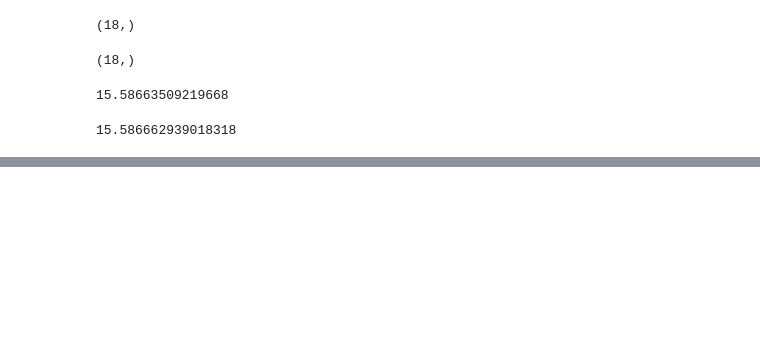
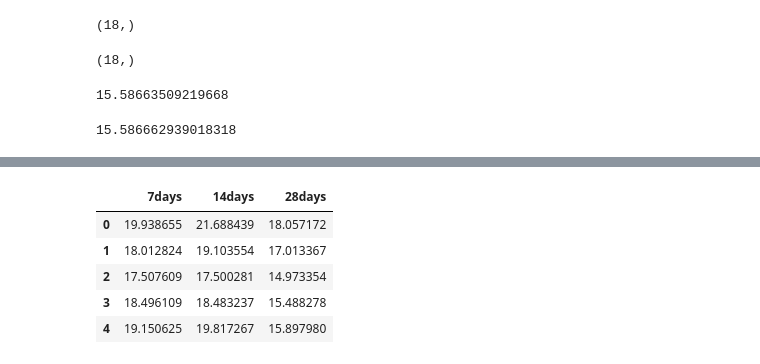
Before and after one commit to TomMonks/forecast-tools, a Jupyter notebook: Bonus_TimeSeriesCrossValidation.ipynb, the cells around one changed output, grey strips where cells are left out. Cells and saved outputs as stored; diff of their text form; code cells hidden in the pictures; blank space fills up the shorter version.

```diff
--- a/Bonus_TimeSeriesCrossValidation.ipynb
+++ b/Bonus_TimeSeriesCrossValidation.ipynb
@@ -304,0 +463,11 @@ results_2.mean()
+# %%
+#it is easier to manage this as a dataframe
+df = pd.DataFrame(results_h, columns=['7days', '14days', '28days'])
+df.head()
+# %% [output]
+|  | 7days | 14days | 28days |
+| 0 | 19.938655 | 21.688439 | 18.057172 |
+| 1 | 18.012824 | 19.103554 | 17.013367 |
+| 2 | 17.507609 | 17.500281 | 14.973354 |
+| 3 | 18.496109 | 18.483237 | 15.488278 |
+| 4 | 19.150625 | 19.817267 | 15.897980 |
```
Also changed, not shown: parts of 13 cells of this notebook.
